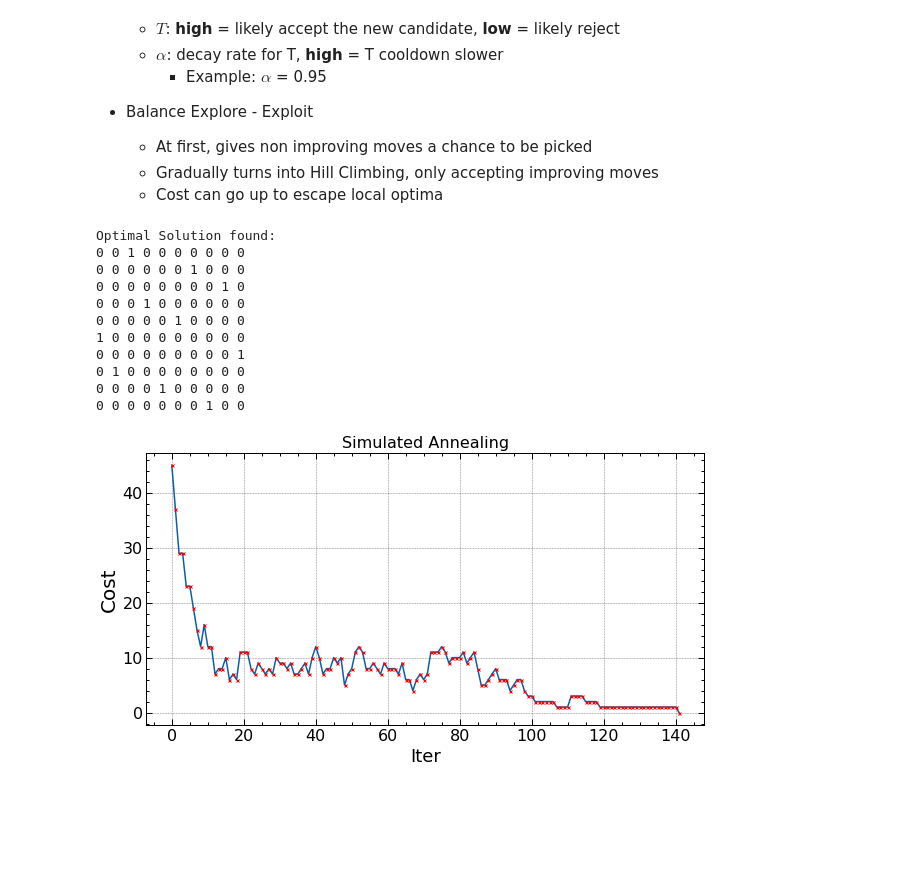
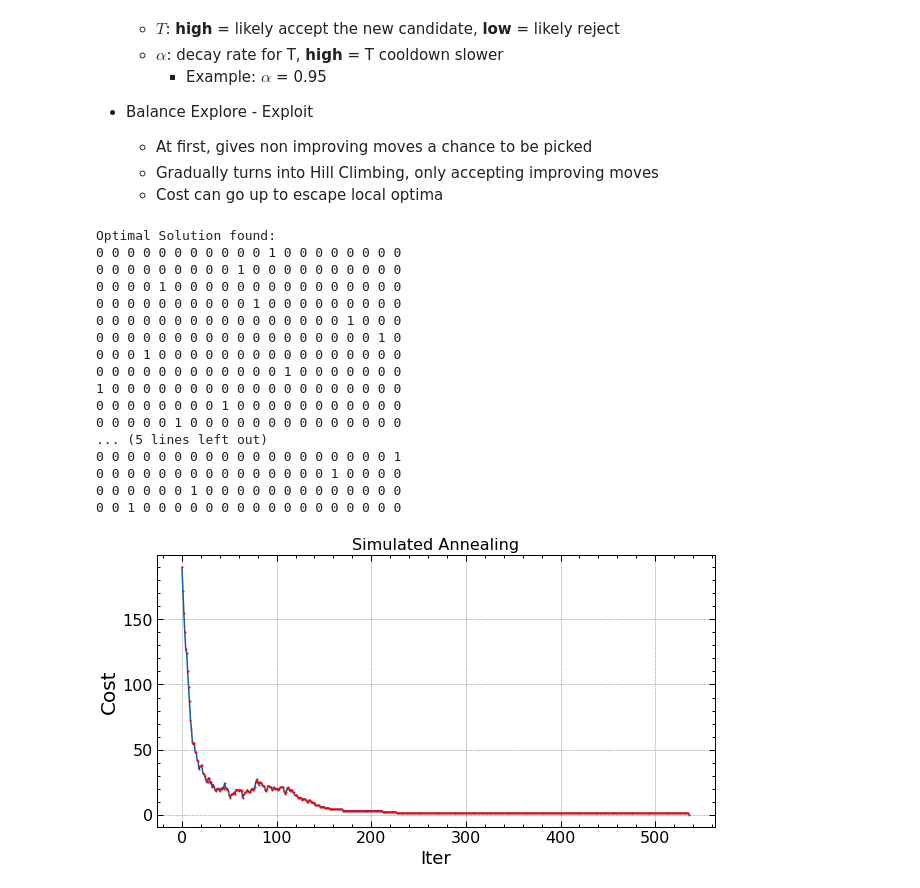
Before and after one commit to dangkhoadl/my-CS-Notebook, a Jupyter notebook: Notes_on_Problems/Math/N_Queens/2_Local_Search.ipynb, the cells around one changed output. Saved outputs shown, nothing was run; the diff lists cells and outputs as text; code cells hidden in the pictures; blank space fills up the shorter version.

```diff
--- a/Notes_on_Problems/Math/N_Queens/2_Local_Search.ipynb
+++ b/Notes_on_Problems/Math/N_Queens/2_Local_Search.ipynb
@@ -194,7 +203,7 @@ class N_Queen_SA(object):
                 linewidth=1.5)
             plt.plot(
                 x, self._J,
-                'rx', markersize=3)
+                'ro', markersize=1)
 
             plt.grid(True)
             plt.axis('tight')
@@ -212,12 +221,13 @@ class N_Queen_SA(object):
                 if board[c1] == board[c2]:
                     cost += 1
 
-                # if same / diag (r1 + c1 == r2 + c2)
-                #    or \ diag (r1 - c1 + N-1 == r1 - c1 + N-1)
-                if board[c1] + c1 == board[c2] + c2 \
-                        or board[c1] - c1 == board[c2] - c2:
+                # if same slash / diag (r1 + c1 == r2 + c2)
+                #    or backslash \ diag (r1 - c1 + N-1 == r1 - c1 + N-1)
+                # Simplified to |r1 - r2| == |c1 - c2| if Q1, Q2 on same diag
+                if abs(board[c1] - board[c2]) == abs(c1 - c2):
                     cost += 1
         return cost
+
 
     def fit(self, n_iters=1000):
         # Init board, all Q in the same row
@@ -286,18 +296,25 @@ class N_Queen_SA(object):
         self._N = N
         self.fit(n_iters=n_iters)
 # %%
-hc = N_Queen_SA()
-hc.solve(N=10, n_iters=int(1e6))
+%%time
+sa = N_Queen_SA()
+sa.solve(N=20, n_iters=int(1e6))
 # %% [output]
 Optimal Solution found:
-0 0 1 0 0 0 0 0 0 0
-0 0 0 0 0 0 1 0 0 0
-0 0 0 0 0 0 0 0 1 0
-0 0 0 1 0 0 0 0 0 0
-0 0 0 0 0 1 0 0 0 0
-1 0 0 0 0 0 0 0 0 0
-0 0 0 0 0 0 0 0 0 1
-0 1 0 0 0 0 0 0 0 0
-0 0 0 0 1 0 0 0 0 0
-0 0 0 0 0 0 0 1 0 0
+0 0 0 0 0 0 0 0 0 0 0 1 0 0 0 0 0 0 0 0
+0 0 0 0 0 0 0 0 0 1 0 0 0 0 0 0 0 0 0 0
+0 0 0 0 1 0 0 0 0 0 0 0 0 0 0 0 0 0 0 0
+0 0 0 0 0 0 0 0 0 0 1 0 0 0 0 0 0 0 0 0
+0 0 0 0 0 0 0 0 0 0 0 0 0 0 0 0 1 0 0 0
+0 0 0 0 0 0 0 0 0 0 0 0 0 0 0 0 0 0 1 0
+0 0 0 1 0 0 0 0 0 0 0 0 0 0 0 0 0 0 0 0
+0 0 0 0 0 0 0 0 0 0 0 0 1 0 0 0 0 0 0 0
+1 0 0 0 0 0 0 0 0 0 0 0 0 0 0 0 0 0 0 0
+0 0 0 0 0 0 0 0 1 0 0 0 0 0 0 0 0 0 0 0
+0 0 0 0 0 1 0 0 0 0 0 0 0 0 0 0 0 0 0 0
+... (5 lines left out)
+0 0 0 0 0 0 0 0 0 0 0 0 0 0 0 0 0 0 0 1
+0 0 0 0 0 0 0 0 0 0 0 0 0 0 0 1 0 0 0 0
+0 0 0 0 0 0 1 0 0 0 0 0 0 0 0 0 0 0 0 0
+0 0 1 0 0 0 0 0 0 0 0 0 0 0 0 0 0 0 0 0
-[figure, old version]
+[figure, new version]
```
Also changed, not shown: parts of 3 cells of this notebook, 3 other files.
